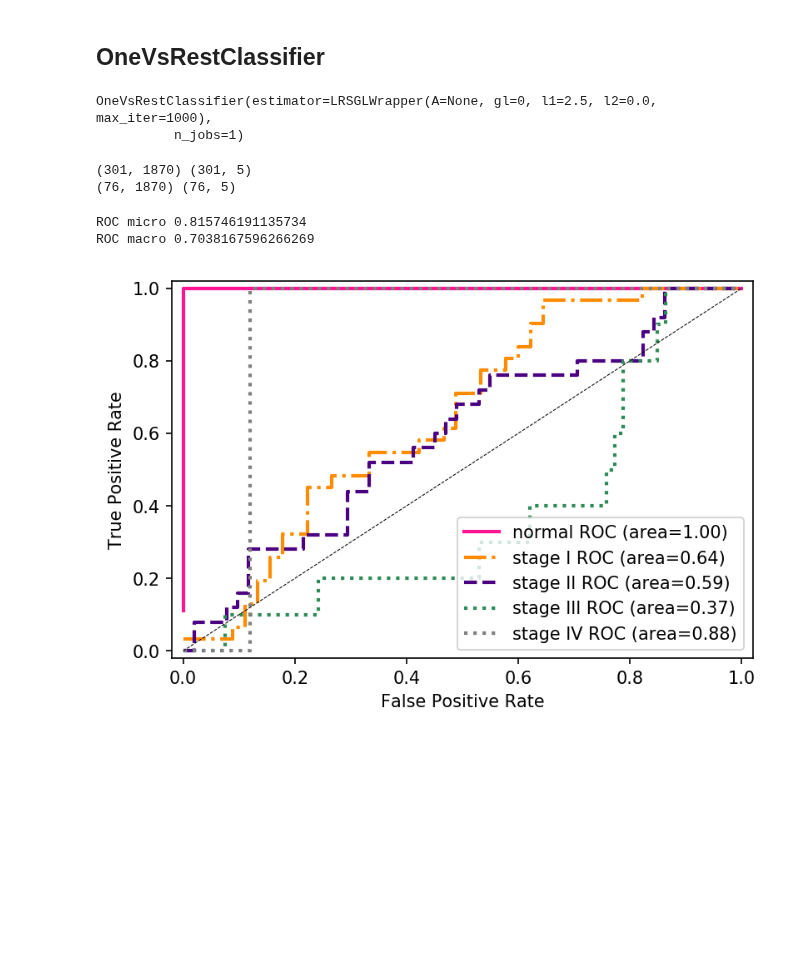
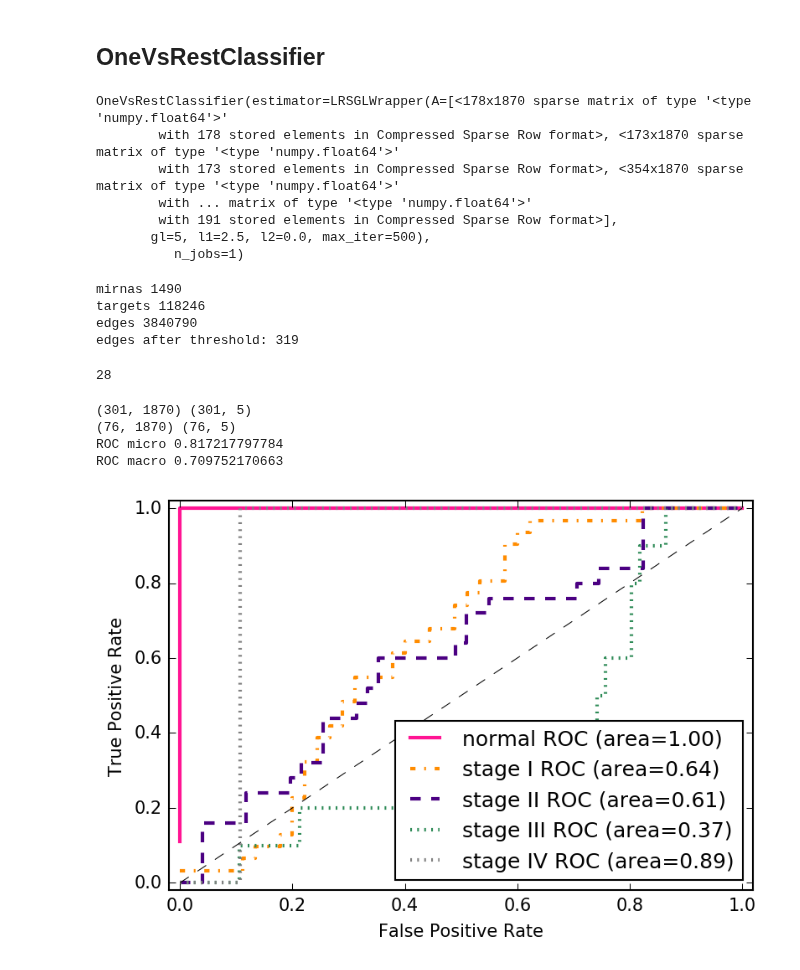
Before and after one commit to JonnyTran/microRNA-Lung-Cancer-Associations, a Jupyter notebook: notebooks/LUSC to clusters.ipynb, the cells around one changed output. Saved outputs shown, nothing was run; the diff lists cells and outputs as text; code cells hidden in the pictures; blank space fills up the shorter version.

```diff
--- a/notebooks/LUSC to clusters.ipynb
+++ b/notebooks/LUSC to clusters.ipynb
@@ -782,14 +809,29 @@ Non-zero: 634
 from sklearn.multiclass import OneVsRestClassifier
 from src.models.group_lasso_spams import LRSGLWrapper
 
-# lrsgl_one_vs_rest = OneVsRestClassifier(LRSGLWrapper(l1=2.5, l2=0.0, gl=5, A=A, max_iter=500))
-# lrsgl_one_vs_rest.fit(X=X_multi_train, y=Y_multi_train)
+lrsgl_one_vs_rest = OneVsRestClassifier(LRSGLWrapper(l1=2.5, l2=0.0, gl=5, A=A, max_iter=500))
+lrsgl_one_vs_rest.fit(X=X_multi_train, y=Y_multi_train)
 
-lr_one_vs_rest = OneVsRestClassifier(LRSGLWrapper(l1=2.5, l2=0.0, gl=0, max_iter=1000))
-lr_one_vs_rest.fit(X=X_multi_train, y=Y_multi_train)
+# lr_one_vs_rest = OneVsRestClassifier(LRSGLWrapper(l1=2.5, l2=0.0, gl=0, max_iter=1000))
+# lr_one_vs_rest.fit(X=X_multi_train, y=Y_multi_train)
 # %% [output]
-OneVsRestClassifier(estimator=LRSGLWrapper(A=None, gl=0, l1=2.5, l2=0.0, max_iter=1000),
+OneVsRestClassifier(estimator=LRSGLWrapper(A=[<178x1870 sparse matrix of type '<type 'numpy.float64'>'
+        with 178 stored elements in Compressed Sparse Row format>, <173x1870 sparse matrix of type '<type 'numpy.float64'>'
+        with 173 stored elements in Compressed Sparse Row format>, <354x1870 sparse matrix of type '<type 'numpy.float64'>'
+        with ... matrix of type '<type 'numpy.float64'>'
+        with 191 stored elements in Compressed Sparse Row format>],
+       gl=5, l1=2.5, l2=0.0, max_iter=500),
           n_jobs=1)
+# %%
+groups_for_sgl = miRNATargetNetwork.list_of_groups(
+    network_subtypes_combined.get_miRNA_community_assgn(threshold=0.7), lusc_data.MIR.get_genes_list())
+len(groups_for_sgl)
+# %% [output]
+mirnas 1490
+targets 118246
+edges 3840790
+edges after threshold: 319
+28
 # %%
 from sklearn import metrics
 from sklearn.metrics import roc_curve, auc
@@ -820,7 +862,7 @@ def roc_auc_w_group():
     linestyles = cycle(['solid', 'dashed', 'dashdot', 'dotted'])
     lw = 2
 
-    lr_ovr_with_sgl = OneVsRestClassifier(copy.deepcopy(LRSGLWrapper(l1=1.5, l2=0.0, gl=3.5,
+    lr_ovr_with_sgl = OneVsRestClassifier(copy.deepcopy(LRSGLWrapper(l1=2.5, l2=0.0, gl=5.,
                                                        A=gl.linear_operator_from_groups(X_train.shape[1],
                                                            groups_for_sgl),
                                                        max_iter=1000)))
@@ -871,33 +913,33 @@ def roc_auc_w_group():
     linestyles = cycle(['solid', 'dashdot', '--', 'dotted', ':'])
     for i, color, linestyle in zip(range(n_classes), colors, linestyles):
         if i == 0:
             label = 'normal'
         elif i==1:
             label = 'stage I'
         elif i==2:
             label = 'stage II'
         elif i==3:
             label = 'stage III'
         elif i==4:
             label = 'stage IV'
 
         plt.plot(fpr[i], tpr[i], color=color, lw=lw, linestyle=linestyle,
                  label='{0} ROC (area={1:0.2f})'
                  ''.format(label, roc_auc[i]))
 
     plt.plot([0, 1], [0, 1], 'k--', lw=0.5)
     plt.xlim([-0.02, 1.02])
     plt.ylim([-0.02, 1.02])
     plt.xlabel('False Positive Rate')
     plt.ylabel('True Positive Rate')
     # plt.title('Some extension of Receiver operating characteristic to multi-class')
     plt.legend(loc="lower right")
     plt.show()
 
 roc_auc_w_group()
 # %% [output]
 (301, 1870) (301, 5)
 (76, 1870) (76, 5)
+ROC micro 0.817217797784
+ROC macro 0.709752170663
-ROC micro 0.815746191135734
-ROC macro 0.7038167596266269
-[figure, old version]
+[figure, new version]
```
Also changed, not shown: parts of 21 cells of this notebook.
